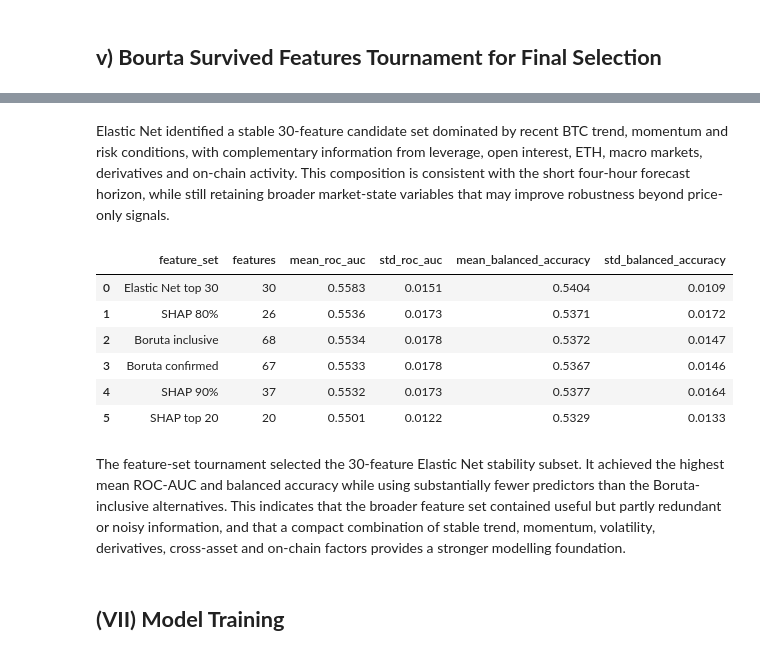
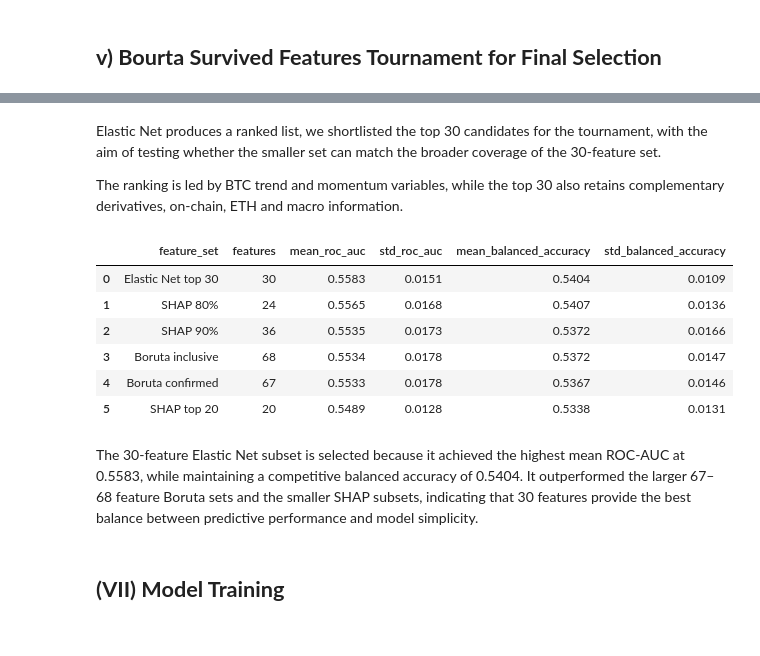
Before and after one commit to jade-lam/CQF, a Jupyter notebook: CQF_Final_Project.ipynb, the cells around one changed output, grey strips where cells are left out. Cells and saved outputs as stored; diff of their text form; code cells hidden in the pictures.

```diff
--- a/CQF_Final_Project.ipynb
+++ b/CQF_Final_Project.ipynb
@@ -3682,7 +3682,7 @@ Feature selection reduces the engineered predictor set to a smaller group of inf
 Boruta then identifies features with useful nonlinear information, while SHAP and Elastic Net provide alternative importance and stability rankings. Candidate subsets are compared under the same chronological validation framework, and the strongest compact feature set is retained for model training.
 # %%
 # Load engineered training data
-
+DATA_PATH = Path("/content/drive/MyDrive/Colab Notebooks/CQF_final_project/data")
 X_train_engineered = pd.read_csv(
     DATA_PATH / "X_train_engineered_1h.csv",
     index_col="timestamp",
@@ -4194,10 +4126,11 @@ Selected features: 30
-# %% [markdown]
-Elastic Net identified a stable 30-feature candidate set dominated by recent BTC trend, momentum and risk conditions, with complementary information from leverage, open interest, ETH, macro markets, derivatives and on-chain activity. This composition is consistent with the short four-hour forecast horizon, while still retaining broader market-state variables that may improve robustness beyond price-only signals.
+# %% [markdown]
+Elastic Net produces a ranked list, we shortlisted the top 30 candidates for the tournament, with the aim of testing whether the smaller set can match the broader coverage of the 30-feature set.
+
+The ranking is led by BTC trend and momentum variables, while the top 30 also retains complementary derivatives, on-chain, ETH and macro information.
 # %%
-# Compare six candidate feature sets with the same chronological L2 logistic tournament
+# Compare candidate feature sets under the same chronological benchmark
 from sklearn.linear_model import LogisticRegression
 from sklearn.metrics import balanced_accuracy_score, roc_auc_score
-from sklearn.model_selection import TimeSeriesSplit
 from sklearn.pipeline import make_pipeline
 from sklearn.preprocessing import StandardScaler
 
@@ -4207,61 +4140,54 @@ feature_sets = {
     "Elastic Net top 30": elastic_net_features,
     "SHAP 90%": shap_ranking.head(features_to_90pct)["feature"].tolist(),
     "Boruta confirmed": confirmed_features,
-    "Boruta inclusive": X_train_boruta_inclusive.columns.tolist()}
+    "Boruta inclusive": inclusive_features}
 
 tournament_results = []
-cv = TimeSeriesSplit(n_splits=5)
+cv_splits = purged_splits(X_boruta, 5)
 
 for set_name, features in feature_sets.items():
     fold_scores = []
 
-    for train_idx, valid_idx in cv.split(X_boruta):
-        valid_start = X_boruta.index[valid_idx[0]]
-        train_idx = train_idx[X_boruta.index[train_idx] < valid_start - pd.Timedelta(hours=4)]
+    for train_idx, valid_idx in cv_splits:
+        model = make_pipeline(StandardScaler(), LogisticRegression(penalty="l2", C=1.0, max_iter=2000, random_state=42))
+        model.fit(X_boruta.iloc[train_idx][features], y_boruta.iloc[train_idx])
 
-        X_train_fold = X_boruta.iloc[train_idx][features]
-        X_valid_fold = X_boruta.iloc[valid_idx][features]
-        y_train_fold = y_boruta.iloc[train_idx]
-        y_valid_fold = y_boruta.iloc[valid_idx]
-
-        model = make_pipeline(StandardScaler(), LogisticRegression(penalty="l2", C=1.0, max_iter=2000, random_state=42))
-        model.fit(X_train_fold, y_train_fold)
-
-        probability = model.predict_proba(X_valid_fold)[:, 1]
+        probability = model.predict_proba(X_boruta.iloc[valid_idx][features])[:, 1]
         prediction = (probability >= 0.50).astype(int)
 
         fold_scores.append({
-            "roc_auc": roc_auc_score(y_valid_fold, probability),
-            "balanced_accuracy": balanced_accuracy_score(y_valid_fold, prediction)})
+            "roc_auc": roc_auc_score(y_boruta.iloc[valid_idx], probability),
+            "balanced_accuracy": balanced_accuracy_score(y_boruta.iloc[valid_idx], prediction)
+        })
 
     fold_scores = pd.DataFrame(fold_scores)
 
     tournament_results.append({
         "feature_set": set_name,
         "features": len(features),
         "mean_roc_auc": fold_scores["roc_auc"].mean(),
         "std_roc_auc": fold_scores["roc_auc"].std(),
         "mean_balanced_accuracy": fold_scores["balanced_accuracy"].mean(),
         "std_balanced_accuracy": fold_scores["balanced_accuracy"].std()})
 
 tournament_results = pd.DataFrame(tournament_results)
 tournament_results = tournament_results.sort_values(["mean_roc_auc", "mean_balanced_accuracy"], ascending=False).reset_index(drop=True)
 
 display(tournament_results.style.format({
     "mean_roc_auc": "{:.4f}",
     "std_roc_auc": "{:.4f}",
     "mean_balanced_accuracy": "{:.4f}",
     "std_balanced_accuracy": "{:.4f}"}))
 # %% [output]
 |  | feature_set | features | mean_roc_auc | std_roc_auc | mean_balanced_accuracy | std_balanced_accuracy |
 | 0 | Elastic Net top 30 | 30 | 0.5583 | 0.0151 | 0.5404 | 0.0109 |
-| 1 | SHAP 80% | 26 | 0.5536 | 0.0173 | 0.5371 | 0.0172 |
-| 2 | Boruta inclusive | 68 | 0.5534 | 0.0178 | 0.5372 | 0.0147 |
-| 3 | Boruta confirmed | 67 | 0.5533 | 0.0178 | 0.5367 | 0.0146 |
-| 4 | SHAP 90% | 37 | 0.5532 | 0.0173 | 0.5377 | 0.0164 |
-| 5 | SHAP top 20 | 20 | 0.5501 | 0.0122 | 0.5329 | 0.0133 |
+| 1 | SHAP 80% | 24 | 0.5565 | 0.0168 | 0.5407 | 0.0136 |
+| 2 | SHAP 90% | 36 | 0.5535 | 0.0173 | 0.5372 | 0.0166 |
+| 3 | Boruta inclusive | 68 | 0.5534 | 0.0178 | 0.5372 | 0.0147 |
+| 4 | Boruta confirmed | 67 | 0.5533 | 0.0178 | 0.5367 | 0.0146 |
+| 5 | SHAP top 20 | 20 | 0.5489 | 0.0128 | 0.5338 | 0.0131 |
-# %% [markdown]
-The feature-set tournament selected the 30-feature Elastic Net stability subset. It achieved the highest mean ROC-AUC and balanced accuracy while using substantially fewer predictors than the Boruta-inclusive alternatives. This indicates that the broader feature set contained useful but partly redundant or noisy information, and that a compact combination of stable trend, momentum, volatility, derivatives, cross-asset and on-chain factors provides a stronger modelling foundation.
+# %% [markdown]
+The 30-feature Elastic Net subset is selected because it achieved the highest mean ROC-AUC at 0.5583, while maintaining a competitive balanced accuracy of 0.5404. It outperformed the larger 67–68 feature Boruta sets and the smaller SHAP subsets, indicating that 30 features provide the best balance between predictive performance and model simplicity.
 # %% [markdown]
 ## **(VII) Model Training**
 # %% [markdown]
```
Also changed, not shown: parts of 13 cells of this notebook.
